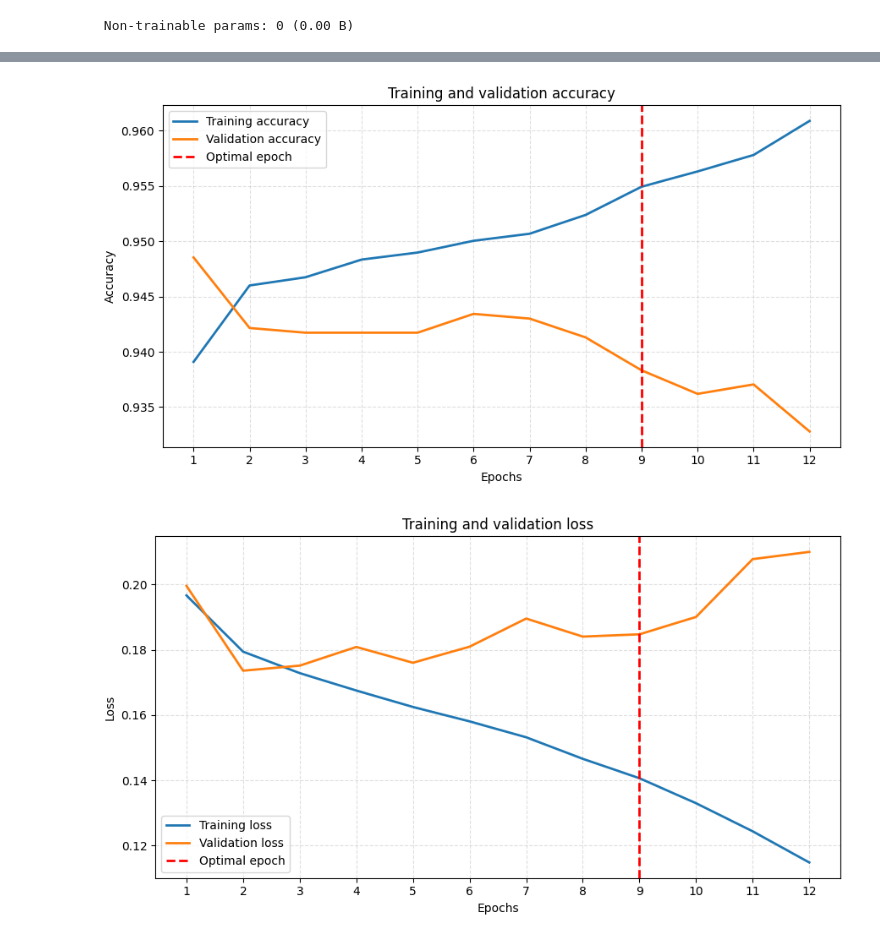
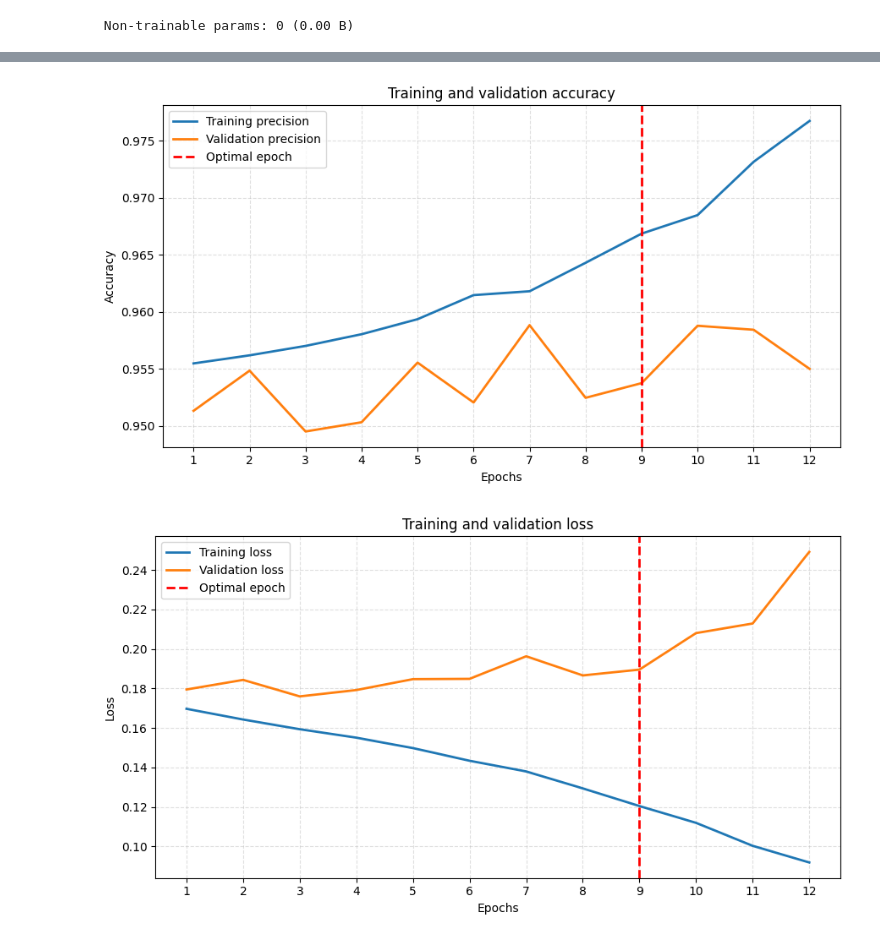
Before and after one commit to Murielle01/BP-3.4, a Jupyter notebook: scripts/opdracht 5/opdracht_5.ipynb, the cells around one changed output, grey strips where cells are left out. Drawn from its saved outputs; the diff is of its cells as text; code cells hidden in the pictures.

```diff
--- a/scripts/opdracht 5/opdracht_5.ipynb
+++ b/scripts/opdracht 5/opdracht_5.ipynb
@@ -79,5 +79,5 @@ import os
 ###### Zet keras backend
 os.environ["KERAS_BACKEND"] = "torch"
 # %%
-base_dir = 'C:\\Users\\Dinand Voogt\\OneDrive - HvA\\Toegepaste Wiskunde\\Jaar 3\\Beroepsproject 3.4\\opdracht_5'
+base_dir = r"C:\Users\murie\Desktop\opracht 5\BP-3.4\scripts\opdracht 5"
 # %%
@@ -104,7 +104,7 @@ plt.show()
 from tensorflow.keras.utils import image_dataset_from_directory
 
 train_dataset = image_dataset_from_directory(
-    base_dir + "/train",
+    base_dir + r"\\train",
     validation_split=0.2,
     subset="training",
     seed=42,
@@ -113,7 +113,7 @@ train_dataset = image_dataset_from_directory(
 )
 
 val_dataset = image_dataset_from_directory(
-    base_dir + "/train",
+    base_dir + r"\\train",
     validation_split=0.2,
     subset="validation",
     seed=42,
@@ -122,7 +122,7 @@ val_dataset = image_dataset_from_directory(
 )
 
 test_dataset = image_dataset_from_directory(
-    base_dir + "/test",
+    base_dir + "\\test",
     image_size=(74, 74),
     batch_size=32
 )
@@ -190,14 +190,15 @@ Model: "functional_1"
 ###### Code-III.6 ######
 model_start.compile(loss="binary_crossentropy", # binaire classificatie
               optimizer="rmsprop",              # optimalisatiealgoritme tijdens trainen
-              metrics=["accuracy"])             # metric om bij te houden tijdens trainen
+              metrics=["precision"])             # metric om bij te houden tijdens trainen
 
 # definieer callbacks - zoek zelf eens wat hier nog meer kan! Handig voor je eindopdracht?
 callbacks = [
     keras.callbacks.ModelCheckpoint(
         filepath="convnet_from_scratch.keras",
         save_best_only=True,  # Na iedere epoch wordt naar waarde in 'monitor' gekeken:
-        monitor="val_loss")   # als laagste tot nu toe: bewaar dit model.
+        monitor="val_precision",   # als precision hoog is: bewaar dit model.
+        mode="max")
 ]
 # %%
 history = model_start.fit(
@@ -226,10 +227,16 @@ Epoch 12/12
 # %%
-test_loss, test_acc = model_start.evaluate(test_dataset)
-print("Test accuracy:", test_acc)
+test_loss, test_precision = model_start.evaluate(train_dataset)
+print("Test precision:", test_precision)
+
+precision = history.history['precision']
+val_precision = history.history['val_precision']
+loss = history.history['loss']
+val_loss = history.history['val_loss']
+epochs = range(1, len(precision) + 1)
 
 plt.figure(figsize=(9,5))
-plt.plot(epochs, accuracy, linewidth=2, label="Training accuracy")
-plt.plot(epochs, val_accuracy, linewidth=2, label="Validation accuracy")
+plt.plot(epochs, precision, linewidth=2, label="Training precision")
+plt.plot(epochs, val_precision, linewidth=2, label="Validation precision")
 plt.axvline(x=9, color='red', linestyle='--',linewidth=2, label='Optimal epoch')
 plt.title("Training and validation accuracy")
 plt.xlabel("Epochs")
@@ -258,2 +265,2 @@ Test accuracy: 0.9493369460105896
-[figure, old version]
+[figure, new version]
-[figure, old version]
+[figure, new version]
```
Also changed, not shown: parts of 4 cells of this notebook.
